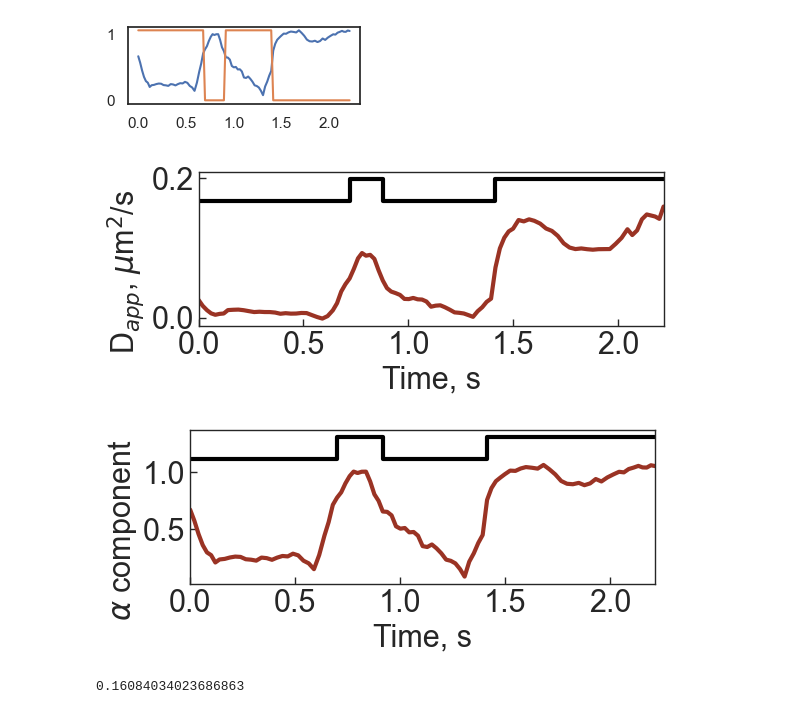
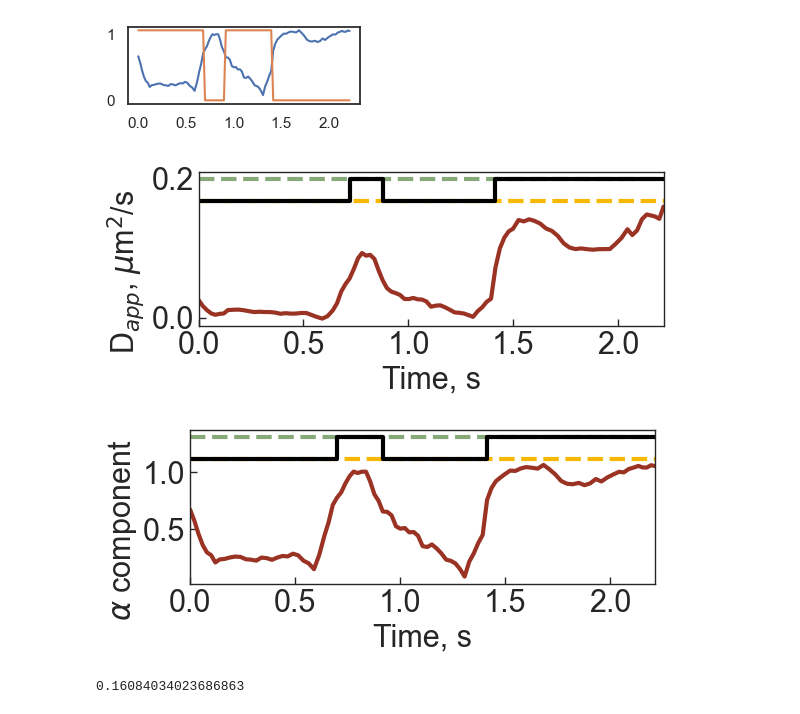
Before and after one commit to walterlab-um/intra_condensate_SPT, a Jupyter notebook: plot_paper_figure/Fig2_multi_stage.ipynb, the cells around one changed output. Drawn from its saved outputs; the diff is of its cells as text; code cells hidden in the pictures.

```diff
--- a/plot_paper_figure/Fig2_multi_stage.ipynb
+++ b/plot_paper_figure/Fig2_multi_stage.ipynb
@@ -275,34 +275,36 @@ plt.plot(arr_t_start, arr_log10D, lw=3, c="#9a3324")
 hmm_min_toplot = arr_log10D.max() * 1.05
 hmm_delta_toplot = np.ptp(arr_log10D) * 0.2
 # hmm_toplot = hmm_min_toplot + hmm_delta_toplot * (1 - hmm_log10D_fixed)
 hmm_toplot = hmm_min_toplot + hmm_delta_toplot * hmm_log10D_fixed
+plt.axhline(hmm_toplot.max(), lw=3, color="#87a878", ls="--")
+plt.axhline(hmm_toplot.min(), lw=3, color="#f7b801", ls="--")
 plt.plot(hmm_t_log10D, hmm_toplot, lw=3, c="black")
 plt.xlabel("Time, s", fontsize=fontsize)
 plt.ylabel(r"D$_{app}$, $\mu$m$^2$/s", fontsize=fontsize)
 plt.gca().yaxis.set_label_coords(-0.11, 0.35)
 plt.gca().spines[:].set_linewidth(1)
 plt.gca().tick_params(
     axis="both",
     which="major",
     labelsize=fontsize,
     direction="in",
     bottom=True,
     left=True,
     length=5,
     width=1,
 )
 plt.xlim(
     arr_t_start[0],
     arr_t_start[-1],
 )
 plt.savefig(
     "running_window_log10D_hmm-" + str(idx) + "-lag-" + str(lags.shape[0]) + ".png",
     format="png",
     bbox_inches="tight",
     dpi=300,
 )
 # %% [output]
-[figure, old version]
+[figure, new version]
 # %%
 # Plot alpha component with hmm
 plt.figure(figsize=(6, 2))
@@ -311,6 +313,8 @@ hmm_min_toplot = arr_alpha.max() * 1.05
 hmm_delta_toplot = np.ptp(arr_alpha) * 0.2
 # hmm_toplot = hmm_min_toplot + hmm_delta_toplot * hmm_alpha_fixed
 hmm_toplot = hmm_min_toplot + hmm_delta_toplot * (1 - hmm_alpha_fixed)
+plt.axhline(hmm_toplot.max(), lw=3, color="#87a878", ls="--")
+plt.axhline(hmm_toplot.min(), lw=3, color="#f7b801", ls="--")
 plt.plot(hmm_t_alpha, hmm_toplot, lw=3, c="black")
 plt.xlabel("Time, s", fontsize=fontsize)
 plt.ylabel(r"$\alpha$ component", fontsize=fontsize)
@@ -337,7 +341,7 @@ plt.savefig(
     dpi=300,
 )
 # %% [output]
-[figure, old version]
+[figure, new version]
 # %%
 np.ptp(arr_log10D)
 # %% [output]
```
Also changed, not shown: parts of 1 cell of this notebook.
